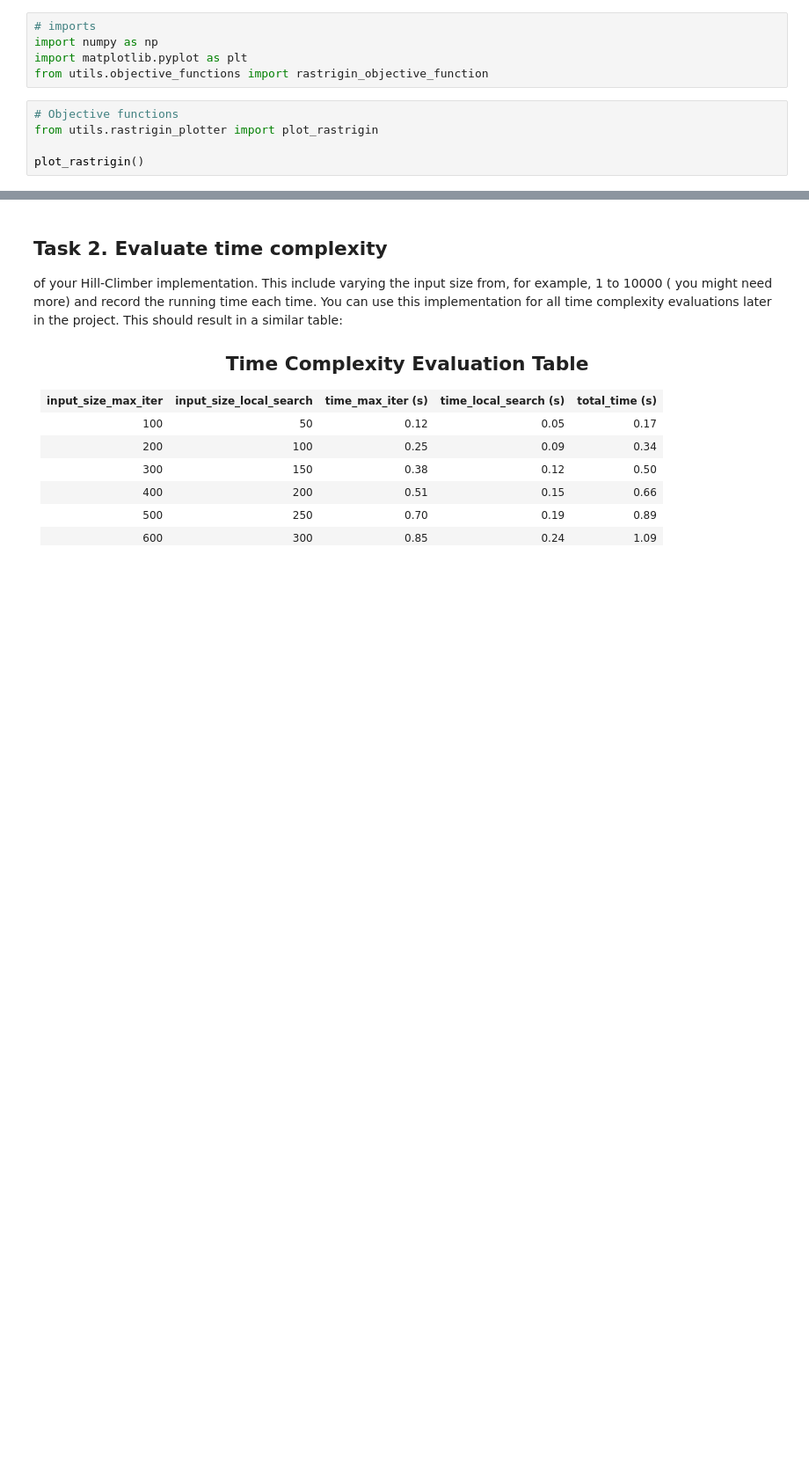
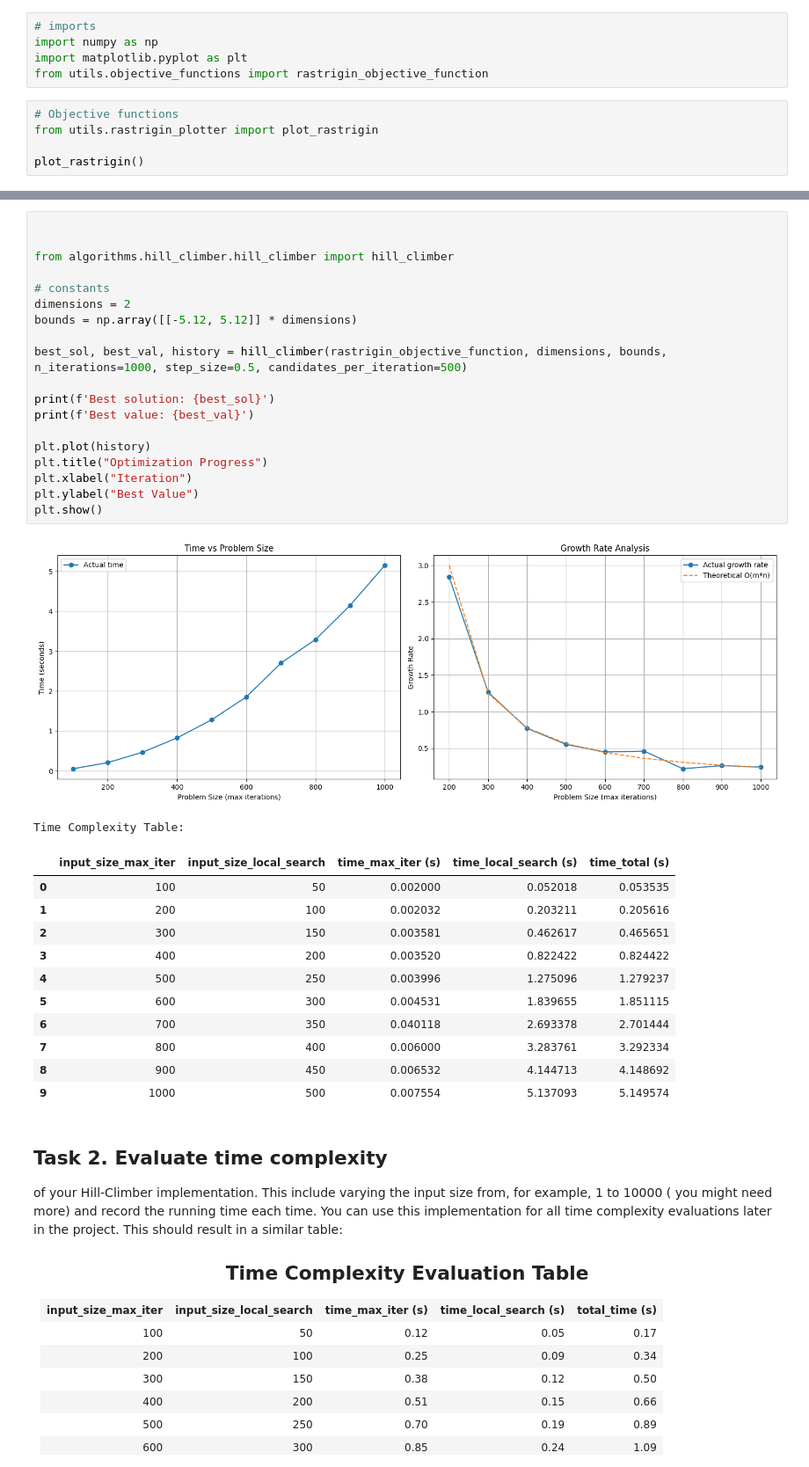
Before and after one commit to ImraKocis/optimization-algorithms-based-on-evolutionary-computing, a Jupyter notebook: ProjectGuide.ipynb, the cells around one changed output, grey strips where cells are left out. Shown at 88% size. Cells and saved outputs as stored; diff of their text form; blank space fills up the shorter version.

Commit message:
hill_climber and time complexity table and plots

```diff
--- a/ProjectGuide.ipynb
+++ b/ProjectGuide.ipynb
@@ -313,3 +233,36 @@ Best value: 23.891645132359024
+# %%
+
+
+from algorithms.hill_climber.hill_climber import hill_climber
+
+# constants
+dimensions = 2
+bounds = np.array([[-5.12, 5.12]] * dimensions)
+
+best_sol, best_val, history = hill_climber(rastrigin_objective_function, dimensions, bounds, n_iterations=1000, step_size=0.5, candidates_per_iteration=500)
+
+print(f'Best solution: {best_sol}')
+print(f'Best value: {best_val}')
+
+plt.plot(history)
+plt.title("Optimization Progress")
+plt.xlabel("Iteration")
+plt.ylabel("Best Value")
+plt.show()
+# %% [output]
+[figure, added]
+Time Complexity Table:
+|  | input_size_max_iter | input_size_local_search | time_max_iter (s) | time_local_search (s) | time_total (s) |
+| 0 | 100 | 50 | 0.002000 | 0.052018 | 0.053535 |
+| 1 | 200 | 100 | 0.002032 | 0.203211 | 0.205616 |
+| 2 | 300 | 150 | 0.003581 | 0.462617 | 0.465651 |
+| 3 | 400 | 200 | 0.003520 | 0.822422 | 0.824422 |
+| 4 | 500 | 250 | 0.003996 | 1.275096 | 1.279237 |
+| 5 | 600 | 300 | 0.004531 | 1.839655 | 1.851115 |
+| 6 | 700 | 350 | 0.040118 | 2.693378 | 2.701444 |
+| 7 | 800 | 400 | 0.006000 | 3.283761 | 3.292334 |
+| 8 | 900 | 450 | 0.006532 | 4.144713 | 4.148692 |
+| 9 | 1000 | 500 | 0.007554 | 5.137093 | 5.149574 |
 # %% [markdown]
 <h2> Task 2. Evaluate time complexity</h2> of your Hill-Climber implementation. This include varying the input size from, for example, 1 to 10000 ( you might need more) and record the running time each time. You can use this implementation for all time complexity evaluations later in the project. This should result in a similar table: <br>
 <h2 style="text-align: center;">Time Complexity Evaluation Table</h2>
```
Also changed, not shown: parts of 2 cells of this notebook, 5 other files.
